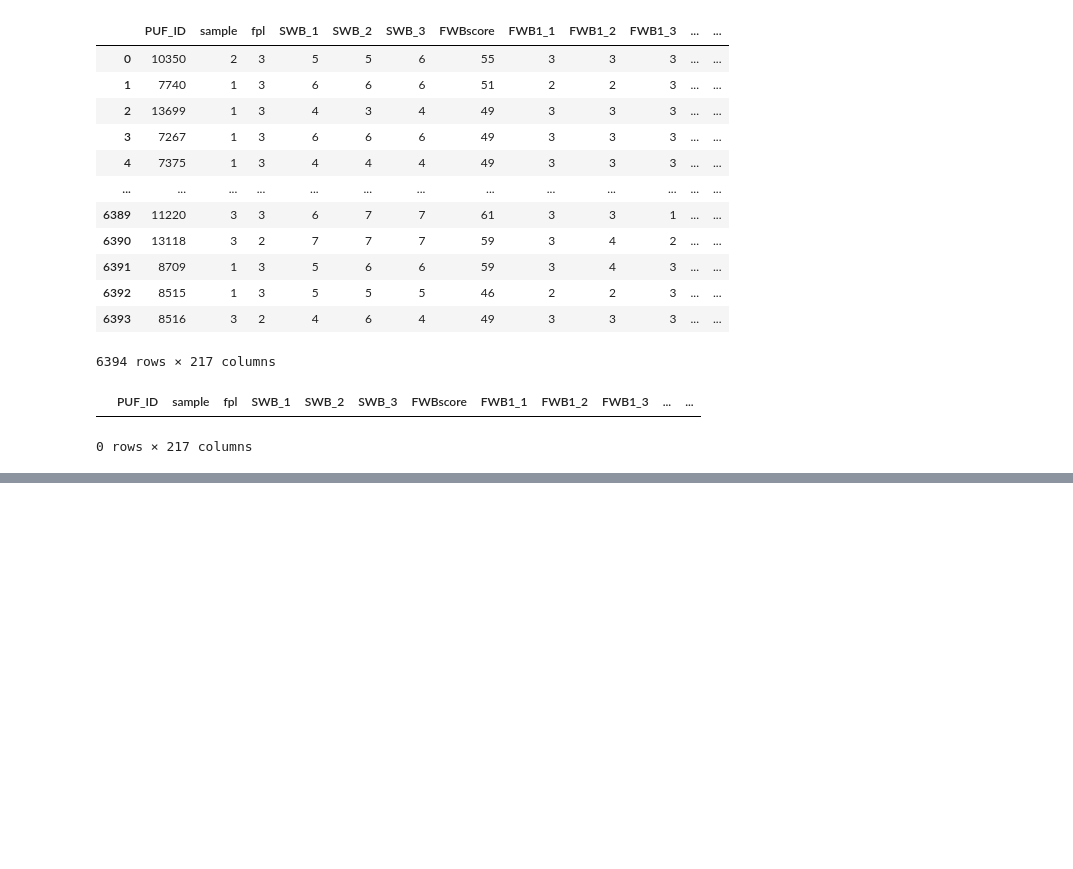
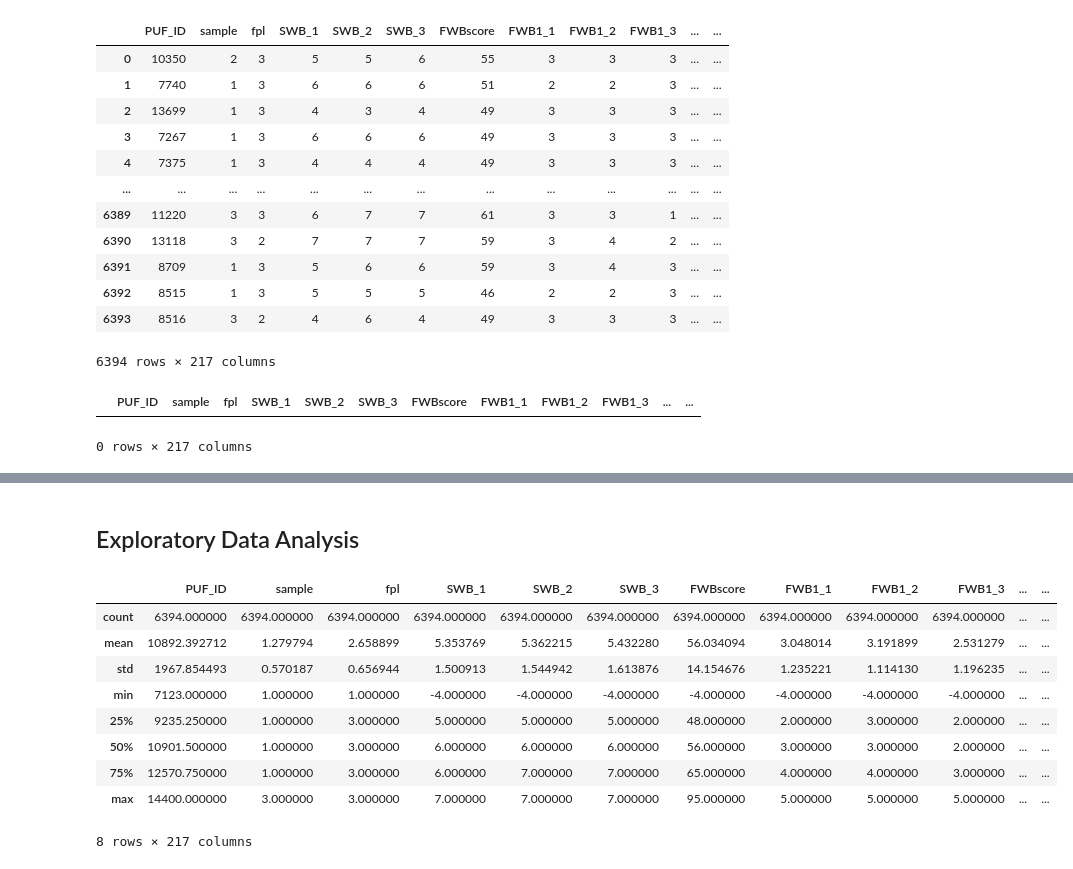
Before and after one commit to itsGarrin/prepaid-card-marketing, a Jupyter notebook: notebook/prepaid-card-marketing.ipynb, the cells around one changed output, grey strips where cells are left out. Drawn from its saved outputs; the diff is of its cells as text; code cells hidden in the pictures; blank space fills up the shorter version.

```diff
--- a/notebook/prepaid-card-marketing.ipynb
+++ b/notebook/prepaid-card-marketing.ipynb
@@ -32,0 +82,16 @@ df[df.duplicated()]
+# %% [markdown]
+## Exploratory Data Analysis
+# %%
+# Describe the data
+df.describe()
+# %% [output]
+|  | PUF_ID | sample | fpl | SWB_1 | SWB_2 | SWB_3 | FWBscore | FWB1_1 | FWB1_2 | FWB1_3 | ... | ... |
+| count | 6394.000000 | 6394.000000 | 6394.000000 | 6394.000000 | 6394.000000 | 6394.000000 | 6394.000000 | 6394.000000 | 6394.000000 | 6394.000000 | ... | ... |
+| mean | 10892.392712 | 1.279794 | 2.658899 | 5.353769 | 5.362215 | 5.432280 | 56.034094 | 3.048014 | 3.191899 | 2.531279 | ... | ... |
+| std | 1967.854493 | 0.570187 | 0.656944 | 1.500913 | 1.544942 | 1.613876 | 14.154676 | 1.235221 | 1.114130 | 1.196235 | ... | ... |
+| min | 7123.000000 | 1.000000 | 1.000000 | -4.000000 | -4.000000 | -4.000000 | -4.000000 | -4.000000 | -4.000000 | -4.000000 | ... | ... |
+| 25% | 9235.250000 | 1.000000 | 3.000000 | 5.000000 | 5.000000 | 5.000000 | 48.000000 | 2.000000 | 3.000000 | 2.000000 | ... | ... |
+| 50% | 10901.500000 | 1.000000 | 3.000000 | 6.000000 | 6.000000 | 6.000000 | 56.000000 | 3.000000 | 3.000000 | 2.000000 | ... | ... |
+| 75% | 12570.750000 | 1.000000 | 3.000000 | 6.000000 | 7.000000 | 7.000000 | 65.000000 | 4.000000 | 4.000000 | 3.000000 | ... | ... |
+| max | 14400.000000 | 3.000000 | 3.000000 | 7.000000 | 7.000000 | 7.000000 | 95.000000 | 5.000000 | 5.000000 | 5.000000 | ... | ... |
+8 rows × 217 columns
```
Also changed, not shown: parts of 11 cells of this notebook.
